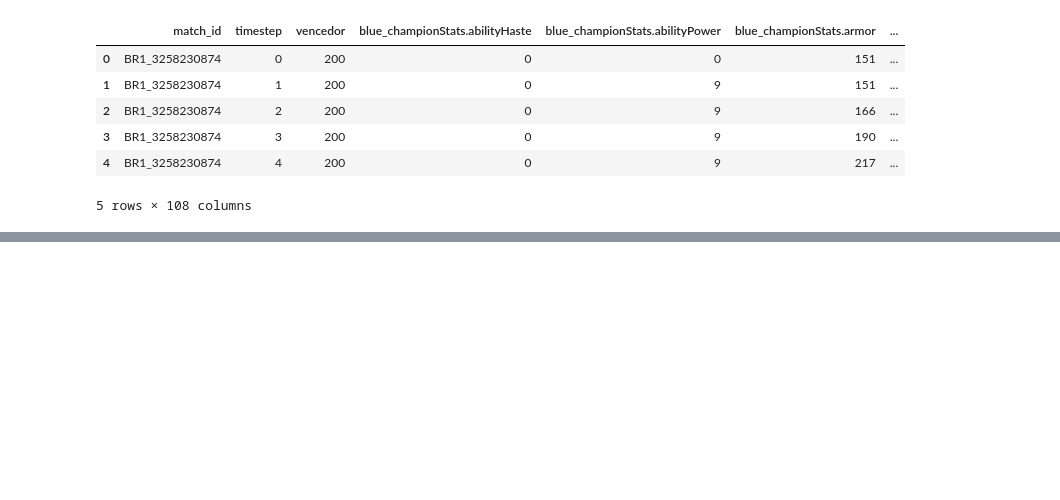
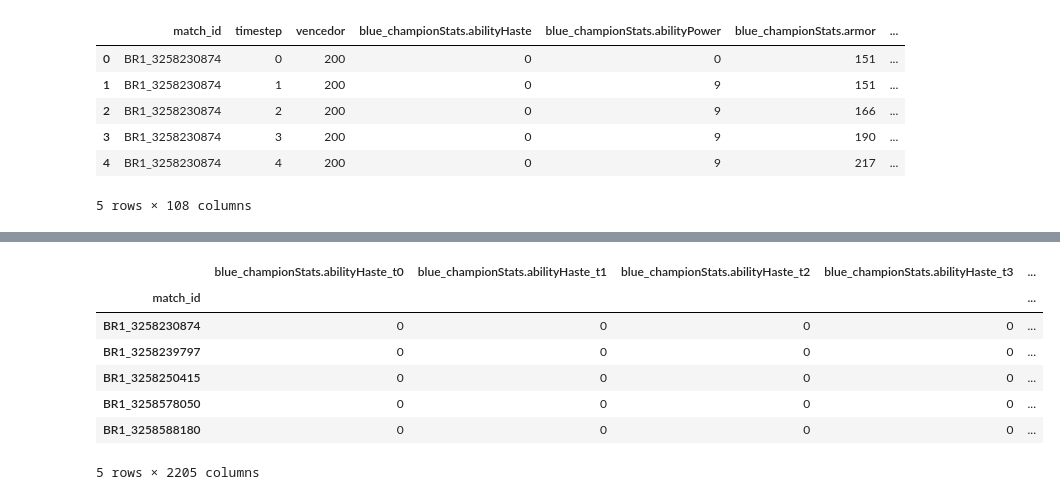
Before and after one commit to wesleysotnas64/lol-time-series, a Jupyter notebook: notebooks/01-rf-xgb-features.ipynb, the cells around one changed output, grey strips where cells are left out. Saved outputs shown, nothing was run; the diff lists cells and outputs as text; code cells hidden in the pictures; blank space fills up the shorter version.

```diff
--- a/notebooks/01-rf-xgb-features.ipynb
+++ b/notebooks/01-rf-xgb-features.ipynb
@@ -31,3 +53,21 @@ Dimensões do dataset: 289264 linhas e 108 colunas
 | 3 | BR1_3258230874 | 3 | 200 | 0 | 9 | 190 | ... |
 | 4 | BR1_3258230874 | 4 | 200 | 0 | 9 | 217 | ... |
 5 rows × 108 columns
+# %%
+# Seleciona somente os timesteps de 0 a 20
+df_experimento = df[df["timestep"].between(0, 20)].copy()
+
+# Verifica a quantidade de registros por partida
+registros_por_partida = df_experimento.groupby("match_id").size()
+
+# Verifica se todas as partidas possuem exatamente 21 registros
+partidas_validas = (registros_por_partida == 21).sum()
+
+print("=" * 50)
+print("       SELEÇÃO DOS PRIMEIROS 20 MINUTOS")
+print("=" * 50)
+
+print(f"\nTotal de registros: {len(df_experimento)}")
+print(f"Total de partidas: {df_experimento['match_id'].nunique()}")
+print(f"Partidas com 21 registros: {partidas_validas}")
+print(f"Partidas com quantidade diferente de 21 registros: {len(registros_por_partida) - partidas_validas}")
@@ -33,0 +83,53 @@ Dimensões do dataset: 289264 linhas e 108 colunas
+# %%
+# Identifica as características utilizadas pelo modelo
+feature_columns = [
+    col for col in df_experimento.columns
+    if col not in ["match_id", "timestep", "vencedor"]
+]
+
+# Ordena os registros temporalmente dentro de cada partida
+df_ordenado = df_experimento.sort_values(
+    ["match_id", "timestep"]
+)
+
+# Transforma cada partida em uma única linha
+X = df_ordenado.pivot(
+    index="match_id",
+    columns="timestep",
+    values=feature_columns
+)
+
+# Organiza as colunas para manter a ordem temporal
+X = X.reindex(
+    columns=pd.MultiIndex.from_product(
+        [feature_columns, range(21)]
+    )
+)
+
+# Transforma os nomes das colunas em identificadores únicos
+X.columns = [
+    f"{feature}_t{timestep}"
+    for feature, timestep in X.columns
+]
+
+# Obtém o vencedor de cada partida
+y = (
+    df_ordenado
+    .drop_duplicates(subset="match_id")
+    .set_index("match_id")["vencedor"]
+)
+
+# Garante que X e y estejam na mesma ordem
+y = y.loc[X.index]
+
+print("=" * 50)
+print("       TRANSFORMAÇÃO DAS PARTIDAS")
+print("=" * 50)
+
+print(f"\nFormato de X: {X.shape}")
+print(f"Formato de y: {y.shape}")
+print(f"Características por partida: {X.shape[1]}")
+print(f"Total de partidas: {X.shape[0]}")
+
+display(X.head())
+# %% [output]
@@ -33,0 +144,8 @@ Dimensões do dataset: 289264 linhas e 108 colunas
+|  | blue_championStats.abilityHaste_t0 | blue_championStats.abilityHaste_t1 | blue_championStats.abilityHaste_t2 | blue_championStats.abilityHaste_t3 | ... |
+| match_id |  |  |  |  | ... |
+| BR1_3258230874 | 0 | 0 | 0 | 0 | ... |
+| BR1_3258239797 | 0 | 0 | 0 | 0 | ... |
+| BR1_3258250415 | 0 | 0 | 0 | 0 | ... |
+| BR1_3258578050 | 0 | 0 | 0 | 0 | ... |
+| BR1_3258588180 | 0 | 0 | 0 | 0 | ... |
+5 rows × 2205 columns
```
Also changed, not shown: parts of 20 cells of this notebook, 1 other file.
